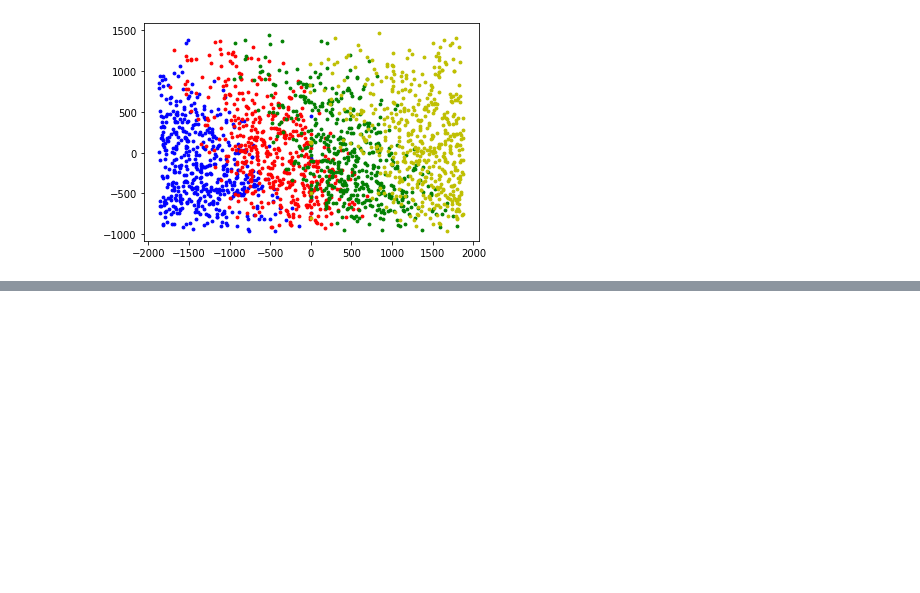
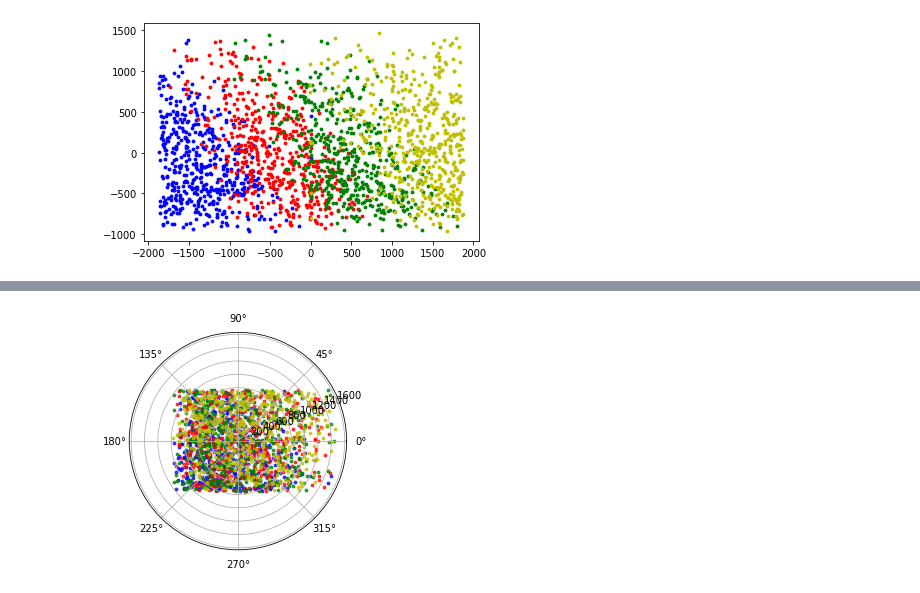
Before and after one commit to Azarius2472/HSE_ML, a Jupyter notebook: mobile-phone-price-classification.ipynb, the cells around one changed output, grey strips where cells are left out. Cells and saved outputs as stored; diff of their text form; code cells hidden in the pictures; blank space fills up the shorter version.

```diff
--- a/mobile-phone-price-classification.ipynb
+++ b/mobile-phone-price-classification.ipynb
@@ -605,0 +635,50 @@ plt.show()
+# %%
+#Попробуем изобразить их в полярных координатах.
+from sklearn.decomposition import PCA
+import matplotlib.pylab as plt
+import numpy as np
+
+def cart2pol(x, y):
+    rho = np.sqrt(x**2 + y**2)
+    phi = np.arctan2(y, x)
+    return(rho, phi)
+
+def plot_polar(data):
+    #data = data.drop(columns=['ram'])
+    data.fillna(0)
+    pca = PCA(n_components=2)
+    principalComponents = pca.fit_transform(data.drop(columns=['price_range','ram']))
+    principalDf = pd.DataFrame(data = principalComponents)
+    new_data = pd.concat([principalDf,data['price_range']], axis=1, sort=False)
+    color = None
+    fig = plt.figure()
+    ax = fig.add_subplot(111, projection='polar')
+    for i in range(0,4):
+        #print(i)
+        if i == 0:
+            color = 'b'
+        if i == 1:
+            color = 'r'
+        if i == 2:
+            color = 'g'
+        if i == 3:
+            color = 'y'
+        df = new_data[new_data['price_range'] == i]
+        x = np.array(df[0])
+        y = np.array(df[1])
+        r = np.sqrt(x**2+y**2)
+        theta = np.arctan2(y,x)
+        # for j in range(0,2000):
+        #     if j % 100 == 0:
+        #         print(j)
+        #     rho, phi = cart2pol(df[0],df[1])
+        #     r.append(rho)
+        #     theta.append(phi)
+
+        ax.scatter(theta, r, c=color, cmap='hsv', alpha=0.75, s=8)
+    plt.show()
+    pass
+
+plot_polar(data)
+# %% [output]
+[figure, added]
```
Also changed, not shown: parts of 1 cell of this notebook.
